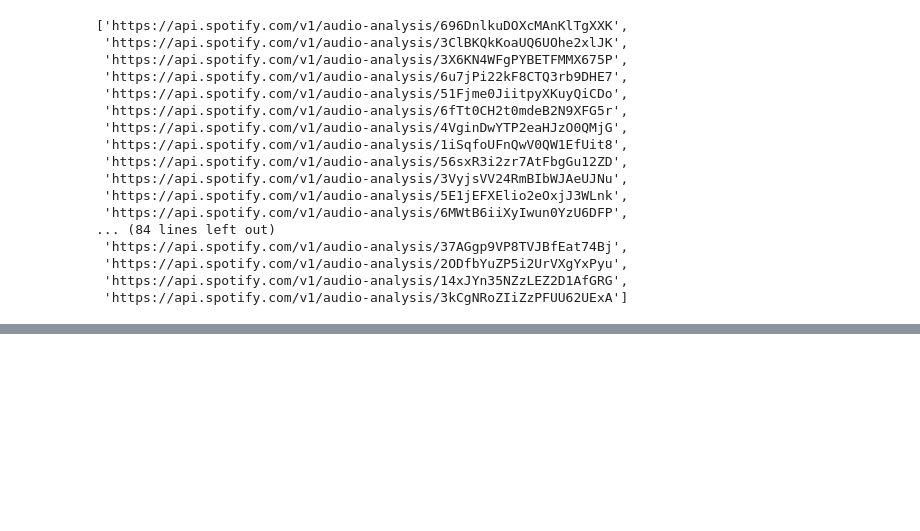
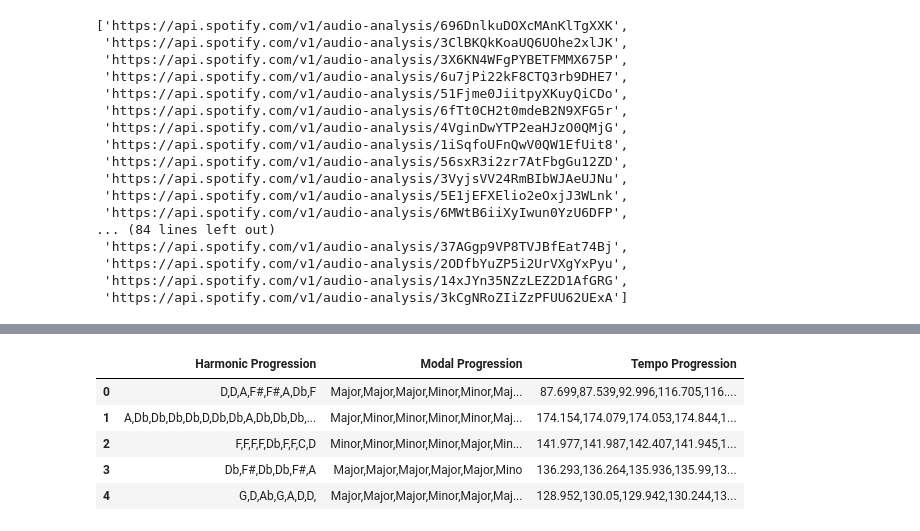
Before and after one commit to FinchMF/Classification_Models, a Jupyter notebook: Gathering_Data.ipynb, the cells around one changed output, grey strips where cells are left out. Drawn from its saved outputs; the diff is of its cells as text; code cells hidden in the pictures; blank space fills up the shorter version.

```diff
--- a/Gathering_Data.ipynb
+++ b/Gathering_Data.ipynb
@@ -418,0 +536,28 @@ def fetch_analysis(links):
+# %%
+# function to convert list of words or letters into string
+def l_to_s(_list):
+    s = ''
+    for i in _list:
+        s = s + i + ','
+    return s[:-2]
+# %%
+# function to convert list of integers into a string
+def l_to_int(_list):
+    s = ''
+    for i in _list:
+        s = s + str(i) + ','
+    return s[:-2]
+# %%
+# cleaning
+hip_hop_sections_df['Harmonic Progression'] = hip_hop_sections_df['Harmonic Progression'].apply(lambda x: l_to_s(x))
+hip_hop_sections_df['Modal Progression'] = hip_hop_sections_df['Modal Progression'].apply(lambda x: l_to_s(x))
+hip_hop_sections_df['Tempo Progression'] = hip_hop_sections_df['Tempo Progression'].apply(lambda x: l_to_int(x))
+# %%
+hip_hop_sections_df.head()
+# %% [output]
+|  | Harmonic Progression | Modal Progression | Tempo Progression |
+| 0 | D,D,A,F#,F#,A,Db,F | Major,Major,Major,Minor,Minor,Maj... | 87.699,87.539,92.996,116.705,116.... |
+| 1 | A,Db,Db,Db,Db,D,Db,Db,A,Db,Db,Db,... | Major,Minor,Minor,Minor,Minor,Maj... | 174.154,174.079,174.053,174.844,1... |
+| 2 | F,F,F,F,Db,F,F,C,D | Minor,Minor,Minor,Minor,Major,Min... | 141.977,141.987,142.407,141.945,1... |
+| 3 | Db,F#,Db,Db,F#,A | Major,Major,Major,Major,Major,Mino | 136.293,136.264,135.936,135.99,13... |
+| 4 | G,D,Ab,G,A,D,D, | Major,Major,Major,Minor,Major,Maj... | 128.952,130.05,129.942,130.244,13... |
```
Also changed, not shown: parts of 14 cells of this notebook.
